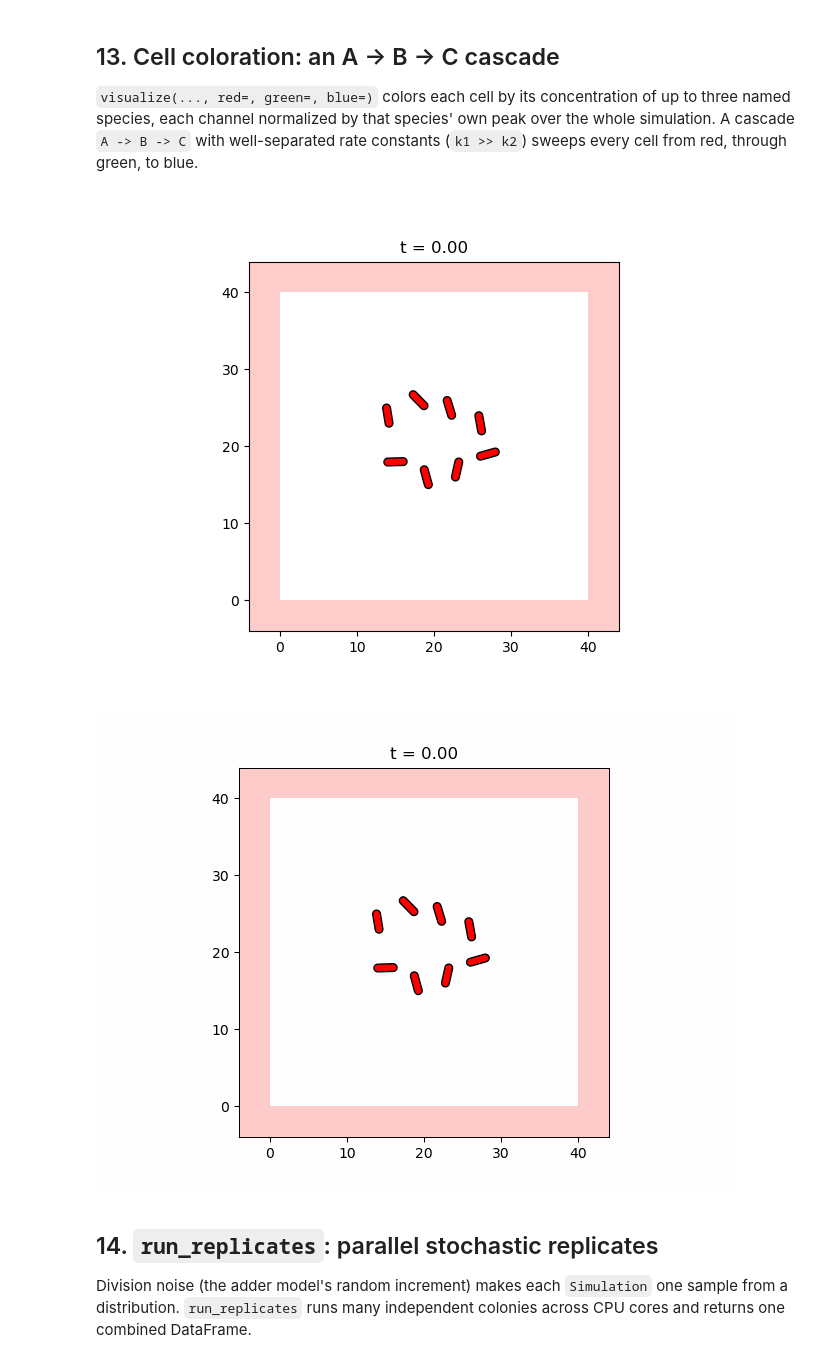
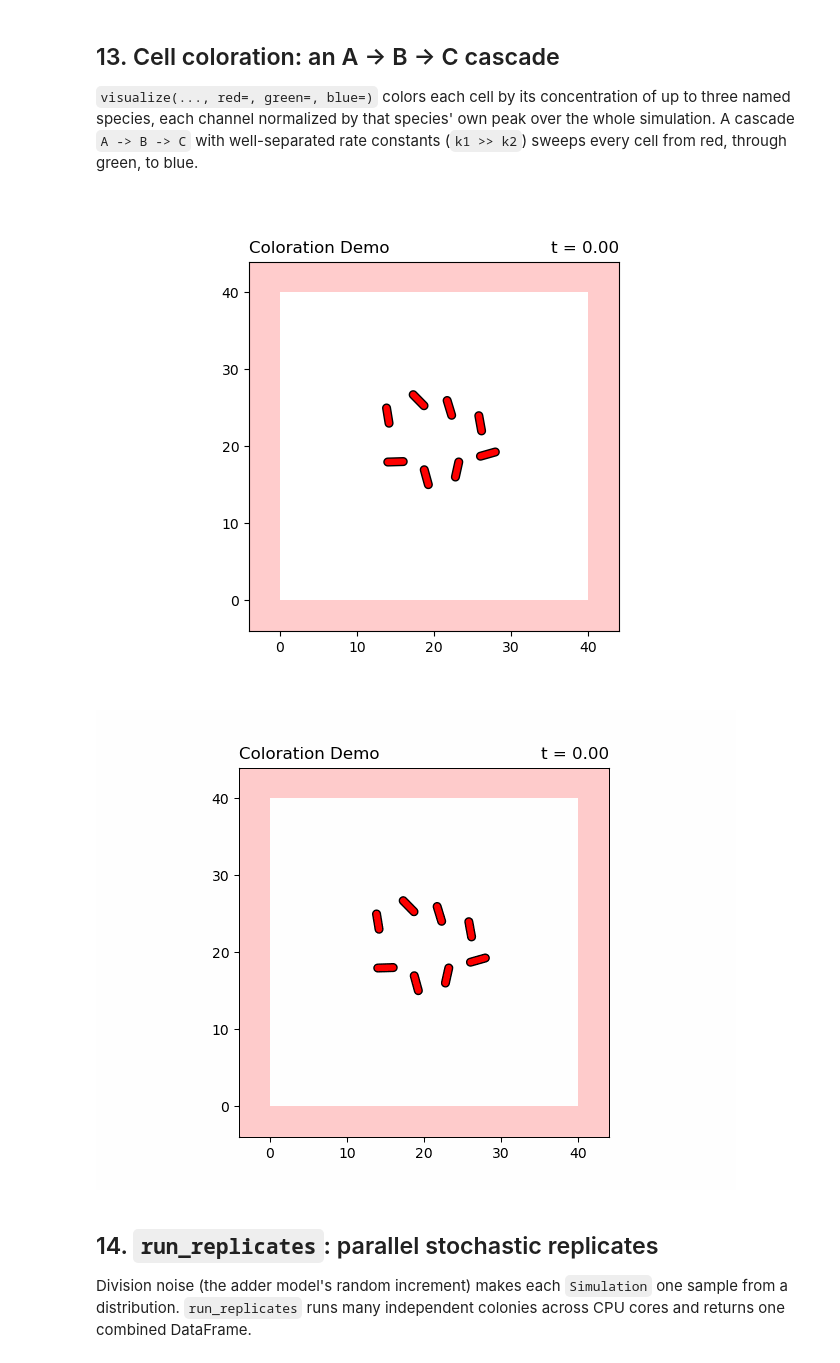
Before and after one commit to Paytonco/multicellular, a Jupyter notebook: examples/feature_tour.ipynb, the cells around one changed output. Saved outputs shown, nothing was run; the diff lists cells and outputs as text; code cells hidden in the pictures.

Commit message:
Adding Environment labeling to Colony visualizations

```diff
--- a/examples/feature_tour.ipynb
+++ b/examples/feature_tour.ipynb
@@ -439,35 +439,35 @@ blue.
 # %%
 rng = np.random.default_rng(7)
 cluster_positions = [
     [14.0, 24.0], [18.0, 26.0], [22.0, 25.0], [26.0, 23.0],
     [15.0, 18.0], [19.0, 16.0], [23.0, 17.0], [27.0, 19.0],
 ]
 
 cascade_cells = []
 for i, position in enumerate(cluster_positions):
     k1 = rng.normal(3.0, 0.4)
     k2 = rng.normal(0.4, 0.05)
     step1 = Reaction({"A": 1}, {"B": 1}, rate_law_type="mass_action", rate_params={"k": k1})
     step2 = Reaction({"B": 1}, {"C": 1}, rate_law_type="mass_action", rate_params={"k": k2})
     network = ReactionNetwork("cascade", {"step1": step1, "step2": step2})
     angle = rng.uniform(0, 2*np.pi)
     cell = Cell(
         id=i, position=position, orientation=[np.cos(angle), np.sin(angle)],
         length=2.0, network=network, growth_rate=0.0, rng=np.random.default_rng(1000+i),
     )
     cell.set_concentration("A", 1.0)
     cascade_cells.append(cell)
 
-colony = Colony(cascade_cells, Environment(shape=(10,10), bounds=(40.,40.)), k=10.0, drag=1.0)
+colony = Colony(cascade_cells, Environment("Coloration Demo", shape=(10,10), bounds=(40.,40.)), k=10.0, drag=1.0)
 sim = Simulation(colony, dt=0.08, t_max=10.0)
 sim.run(show_progress=False)
 
 visualize(sim, red="A", green="B", blue="C",
           interval=80, save_path="outputs", filename="cascade.gif", show_progress=False)
 Image(filename="outputs/cascade.gif")
 # %% [output]
-[figure, old version]
+[figure, new version]
-[figure, old version]
+[figure, new version]
 # %% [markdown]
 ## 14. `run_replicates`: parallel stochastic replicates
 
```
Also changed, not shown: parts of 9 cells of this notebook, 10 other files.
